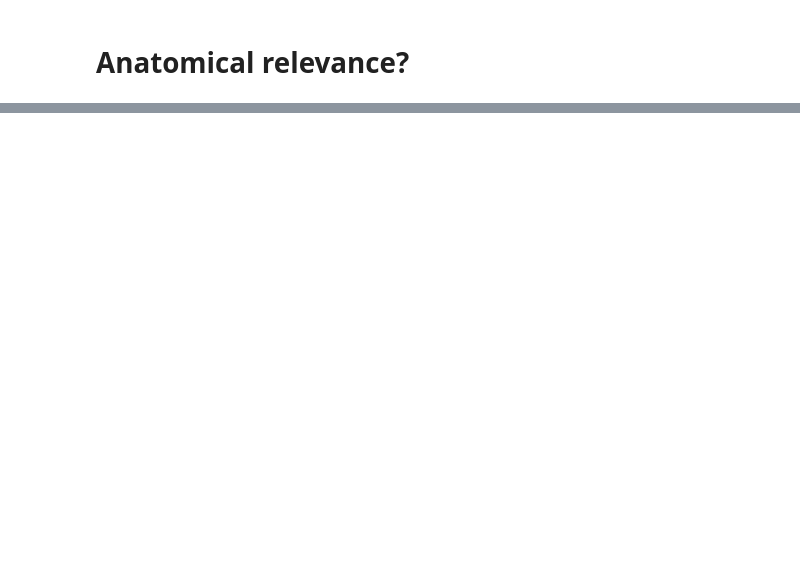
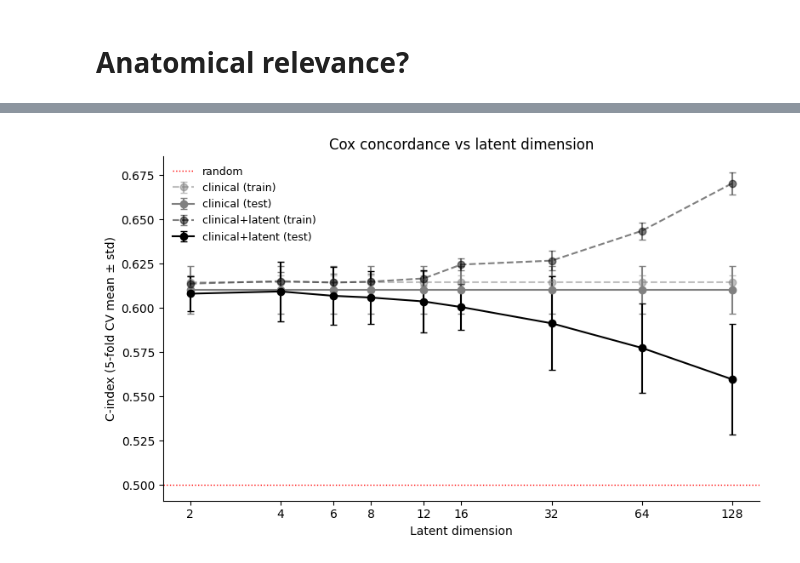
Before and after one commit to juliaryb/dl-tract-density-survival, a Jupyter notebook: FENS_analyses.ipynb, the cells around one changed output, grey strips where cells are left out. Drawn from its saved outputs; the diff is of its cells as text; code cells hidden in the pictures; blank space fills up the shorter version.

```diff
--- a/FENS_analyses.ipynb
+++ b/FENS_analyses.ipynb
@@ -528,0 +655,11 @@ ax.legend(frameon=True, loc="right")
+# %%
+cox_results_dir = Path(base_cfg.jsons_dir) / "cox_results"
+model_comparison = json.loads((cox_results_dir / "model_comparison.json").read_text())
+
+rows = []
+for tag, models in model_comparison.items():
+    dim = int(tag.replace("latent", ""))
+    for model_name, stats_ in models.items():
+        rows.append({"dim": dim, "model": model_name, **stats_})
+comparison_df = pd.DataFrame(rows).sort_values(["model", "dim"])
+comparison_df
@@ -528,0 +684,26 @@ ax.legend(frameon=True, loc="right")
+# %%
+fig, ax = plt.subplots(figsize=(8, 5))
+colors = {"clinical": "gray", "clinical+latent": "black"}
+for model_name, g in comparison_df.groupby("model"):
+    g = g.sort_values("dim")
+    ax.errorbar(g["dim"], g["train_c_mean"], yerr=g["train_c_std"],
+                linestyle="dashed", marker="o", capsize=3,
+                color=colors.get(model_name), alpha=0.5,
+                label=f"{model_name} (train)")
+    ax.errorbar(g["dim"], g["test_c_mean"], yerr=g["test_c_std"],
+                linestyle="solid", marker="o", capsize=3,
+                color=colors.get(model_name),
+                label=f"{model_name} (test)")
+ax.axhline(0.5, color="red", linestyle="dotted", linewidth=1, label="random")
+ax.set_xscale("log", base=2)
+ax.set_xticks(sorted(comparison_df["dim"].unique()))
+ax.get_xaxis().set_major_formatter(plt.matplotlib.ticker.ScalarFormatter())
+ax.set_xlabel("Latent dimension")
+ax.set_ylabel("C-index (5-fold CV mean ± std)")
+ax.set_title("Cox concordance vs latent dimension")
+ax.spines[["top", "right"]].set_visible(False)
+ax.legend(frameon=False, fontsize=9)
+fig.tight_layout()
+plt.show()
+# %% [output]
+[figure, added]
```
Also changed, not shown: parts of 22 cells of this notebook, 11 other files.
